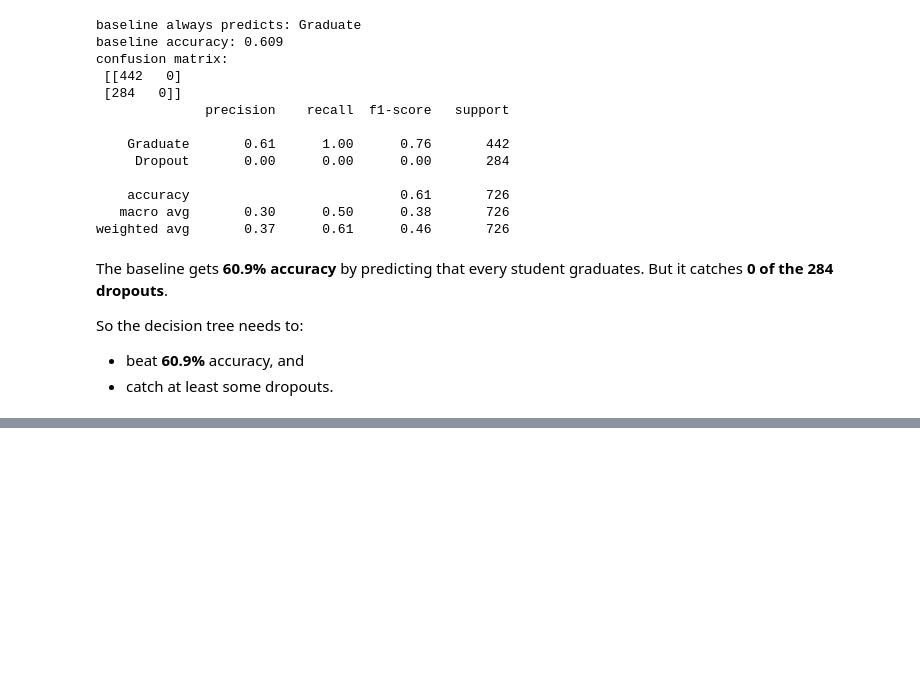
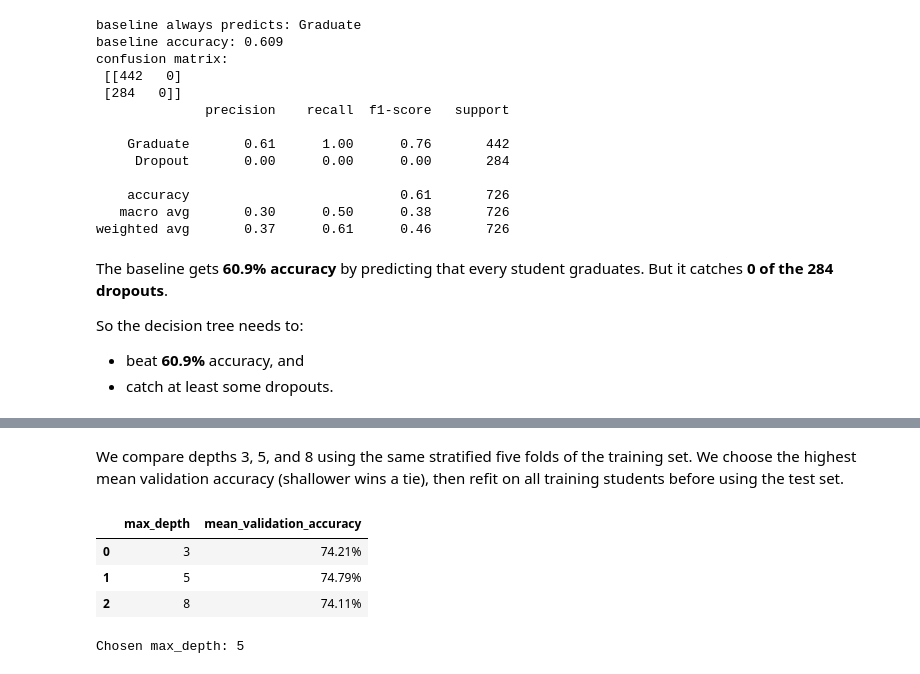
Before and after one commit to QAryan/cis-4020-project, a Jupyter notebook: project.ipynb, the cells around one changed output, grey strips where cells are left out. Drawn from its saved outputs; the diff is of its cells as text; code cells hidden in the pictures; blank space fills up the shorter version.

```diff
--- a/project.ipynb
+++ b/project.ipynb
@@ -580,0 +587,51 @@ So the decision tree needs to:
+# %%
+from sklearn.compose import ColumnTransformer
+from sklearn.pipeline import Pipeline
+from sklearn.preprocessing import OneHotEncoder
+from sklearn.tree import DecisionTreeClassifier
+from sklearn.model_selection import StratifiedKFold, cross_val_score
+from sklearn.metrics import recall_score, ConfusionMatrixDisplay
+from IPython.display import display, Markdown
+
+# Reuse every cleaned predictor and the existing student split.
+tree_categorical_cols = nominal_cols + qual_cols
+
+preprocessor = ColumnTransformer(
+    [("categorical", OneHotEncoder(handle_unknown="ignore"), tree_categorical_cols)],
+    remainder="passthrough"
+)
+tree_pipeline = Pipeline([
+    ("preprocess", preprocessor),
+    ("tree", DecisionTreeClassifier(random_state=RANDOM_SEED))
+])
+# %% [markdown]
+We compare depths 3, 5, and 8 using the same stratified five folds of the training set. We choose the highest mean validation accuracy (shallower wins a tie), then refit on all training students before using the test set.
+# %%
+cv = StratifiedKFold(n_splits=5, shuffle=True, random_state=RANDOM_SEED)
+depth_results = []
+for depth in [3, 5, 8]:
+    tree_pipeline.set_params(tree__max_depth=depth)
+    scores = cross_val_score(
+        tree_pipeline, X_train, y_train, cv=cv, scoring="accuracy"
+    )
+    depth_results.append({"max_depth": depth, "mean_validation_accuracy": scores.mean()})
+
+depth_comparison = pd.DataFrame(depth_results)
+display(depth_comparison.assign(
+    mean_validation_accuracy=depth_comparison["mean_validation_accuracy"].map("{:.2%}".format)
+))
+# Sort on unrounded means so display rounding cannot create a tie.
+best_depth = int(depth_comparison.sort_values(
+    ["mean_validation_accuracy", "max_depth"], ascending=[False, True]
+).iloc[0]["max_depth"])
+print(f"Chosen max_depth: {best_depth}")
+
+tree_pipeline.set_params(tree__max_depth=best_depth)
+tree_pipeline.fit(X_train, y_train)
+tree_pred = tree_pipeline.predict(X_test)
+# %% [output]
+|  | max_depth | mean_validation_accuracy |
+| 0 | 3 | 74.21% |
+| 1 | 5 | 74.79% |
+| 2 | 8 | 74.11% |
+Chosen max_depth: 5
```
Also changed, not shown: parts of 4 cells of this notebook.
